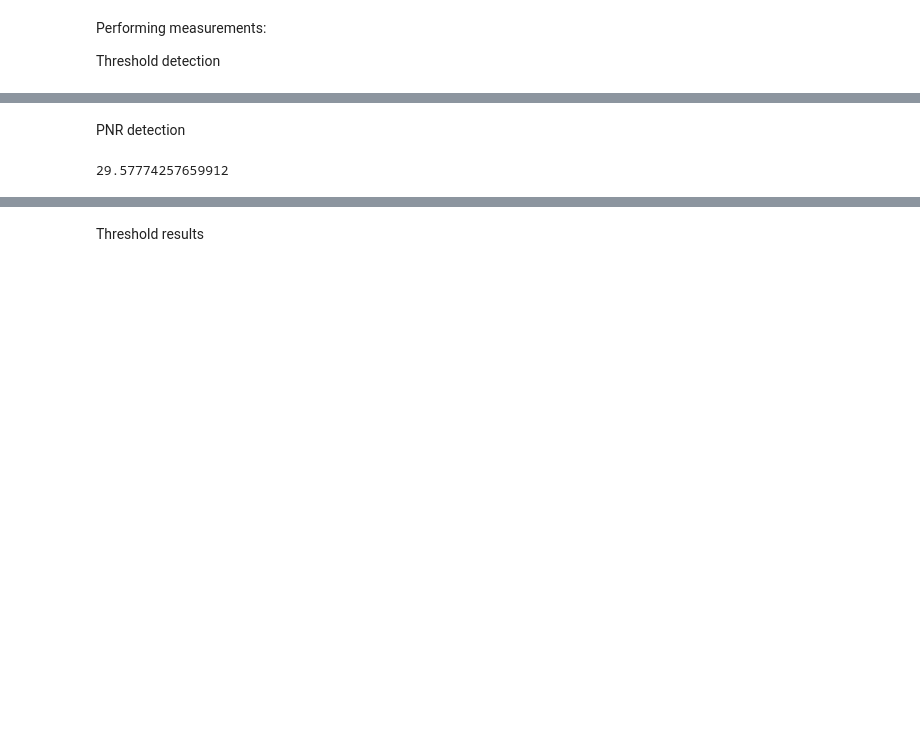
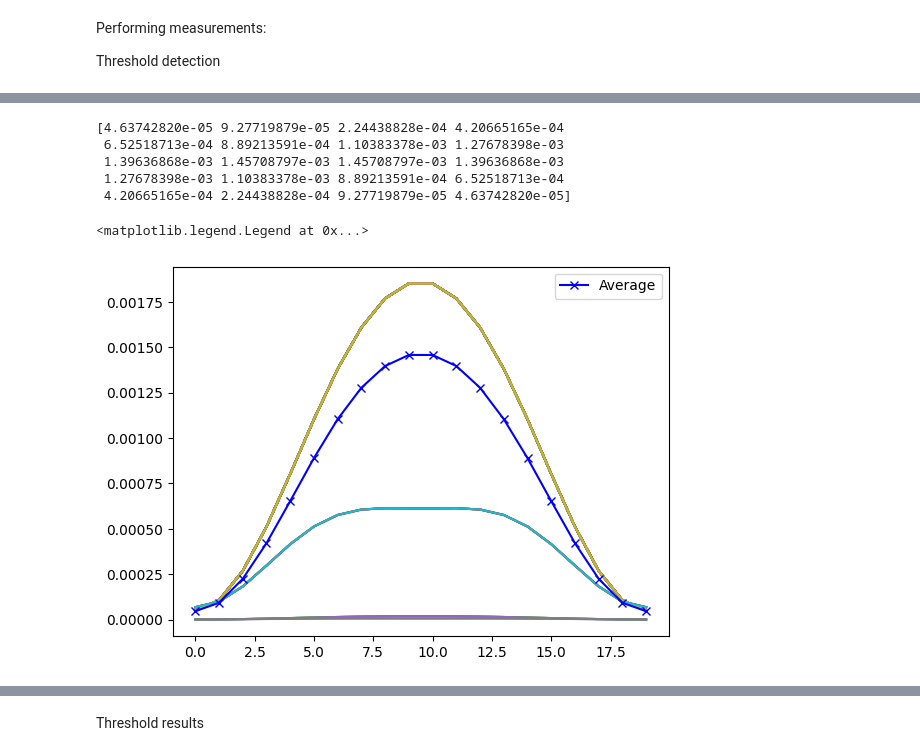
Before and after one commit to sequence-toolbox/SeQUeNCe, a Jupyter notebook: sequence_projects/swap_files/TN_swapping_direct_experiment.ipynb, the cells around one changed output, grey strips where cells are left out. Saved outputs shown, nothing was run; the diff lists cells and outputs as text; code cells hidden in the pictures; blank space fills up the shorter version.

```diff
--- a/sequence_projects/swap_files/TN_swapping_direct_experiment.ipynb
+++ b/sequence_projects/swap_files/TN_swapping_direct_experiment.ipynb
@@ -8,8 +36,8 @@ Common parameters and functions
 # %%
 # params
-trunc = 2
+trunc = 3
 N = trunc+1
-error_tolerance = 1e-15
+error_tolerance = 1e-6
 
 mean_photon_num = (0.5)
 efficiency = 0.9
@@ -30,5 +58,5 @@ psi = extend_MPS(psi)
 # only for drawing the TN. Not used otherwise
 fix = {(f"L{j}",f"I{num_modes - i-1}"):(3*j,i+5) for j in range(10) for i in range(10)}
 
-idler_angles = np.linspace(0, np.pi, 15)
-signal_angles = np.linspace(0, 2*np.pi, 40)
+idler_angles = np.linspace(0, np.pi, 1)
+signal_angles = np.linspace(0, 2*np.pi, 20)
@@ -39,12 +285,24 @@ Threshold detection
 # %%
 start = time.time()
+coincidence_samples = []
 # Perform Bell state measurement
-psi = bell_state_measurement(psi, N, psi.site_tags, num_modes, efficiency, error_tolerance, pnr = False, compress=True, contract=True)
 
-coincidence_Threshold = rotate_and_measure(psi, N, psi.site_tags, num_modes, efficiency, error_tolerance, idler_angles, signal_angles, pnr = False, compress=True, contract=True, draw = False)
+num_trajectories = 50
 
-fringes = {theta:data for theta, data in zip(idler_angles, coincidence_Threshold)}
-plot_coincidences(list(fringes.values()), list(fringes.keys()), signal_angles)
+# This is defined oustide the loop only for the first quantum channel since the input is known. For all subsequent trajectories,
+# you'll have to do within the loop.
+trajectory_samples = np.random.choice(a = trajectories, size = num_trajectories, p = trajectory_probs)
 
-print(time.time()-start)
+for psi in trajectory_samples:
+
+    psi = bell_state_measurement(psi, N, psi.site_tags, num_modes, efficiency, error_tolerance, pnr = False, compress=True, contract=True)
+
+    coincidence_Threshold = rotate_and_measure(psi, N, psi.site_tags, num_modes, efficiency, error_tolerance, idler_angles, signal_angles, pnr = False, compress=True, contract=True, draw = False)
+
+    coincidence_samples.append(coincidence_Threshold)
+
+    # fringes = {theta:data for theta, data in zip(idler_angles, coincidence_Threshold)}
+    # plot_coincidences(list(fringes.values()), list(fringes.keys()), signal_angles)
+
+    print(time.time()-start)
 # %% [output]
@@ -69,11 +326,21 @@ print(time.time()-start)
-# %% [markdown]
-PNR detection
-# %%
-start = time.time()
-# Perform Bell state measurement
-psi = bell_state_measurement(psi, N, psi.site_tags, num_modes, efficiency, error_tolerance, pnr = True, compress=True, contract=True)
-
-coincidence_PNR = rotate_and_measure(psi, N, psi.site_tags, num_modes, efficiency, error_tolerance, idler_angles, signal_angles, pnr = True, compress=True, contract=True, draw = False)
-print(time.time()-start)
-# %% [output]
-29.57774257659912
+# %%
+# print(coincidence_samples[0][0])
+# print(np.array(coincidence_samples).shape)
+
+average_trajectories = np.mean(coincidence_samples, axis = 0)[0]
+print(average_trajectories)
+
+for coincidence_Threshold in coincidence_samples:
+    # print(coincidence_Threshold[0])
+    plt.plot(coincidence_Threshold[0])
+
+plt.plot(average_trajectories, 'b-x', label = 'Average')
+plt.legend()
+# %% [output]
+[4.63742820e-05 9.27719879e-05 2.24438828e-04 4.20665165e-04
+ 6.52518713e-04 8.89213591e-04 1.10383378e-03 1.27678398e-03
+ 1.39636868e-03 1.45708797e-03 1.45708797e-03 1.39636868e-03
+ 1.27678398e-03 1.10383378e-03 8.89213591e-04 6.52518713e-04
+ 4.20665165e-04 2.24438828e-04 9.27719879e-05 4.63742820e-05]
+<matplotlib.legend.Legend at 0x...>
+[figure, added]
```
Also changed, not shown: parts of 21 cells of this notebook, 2 other files.
